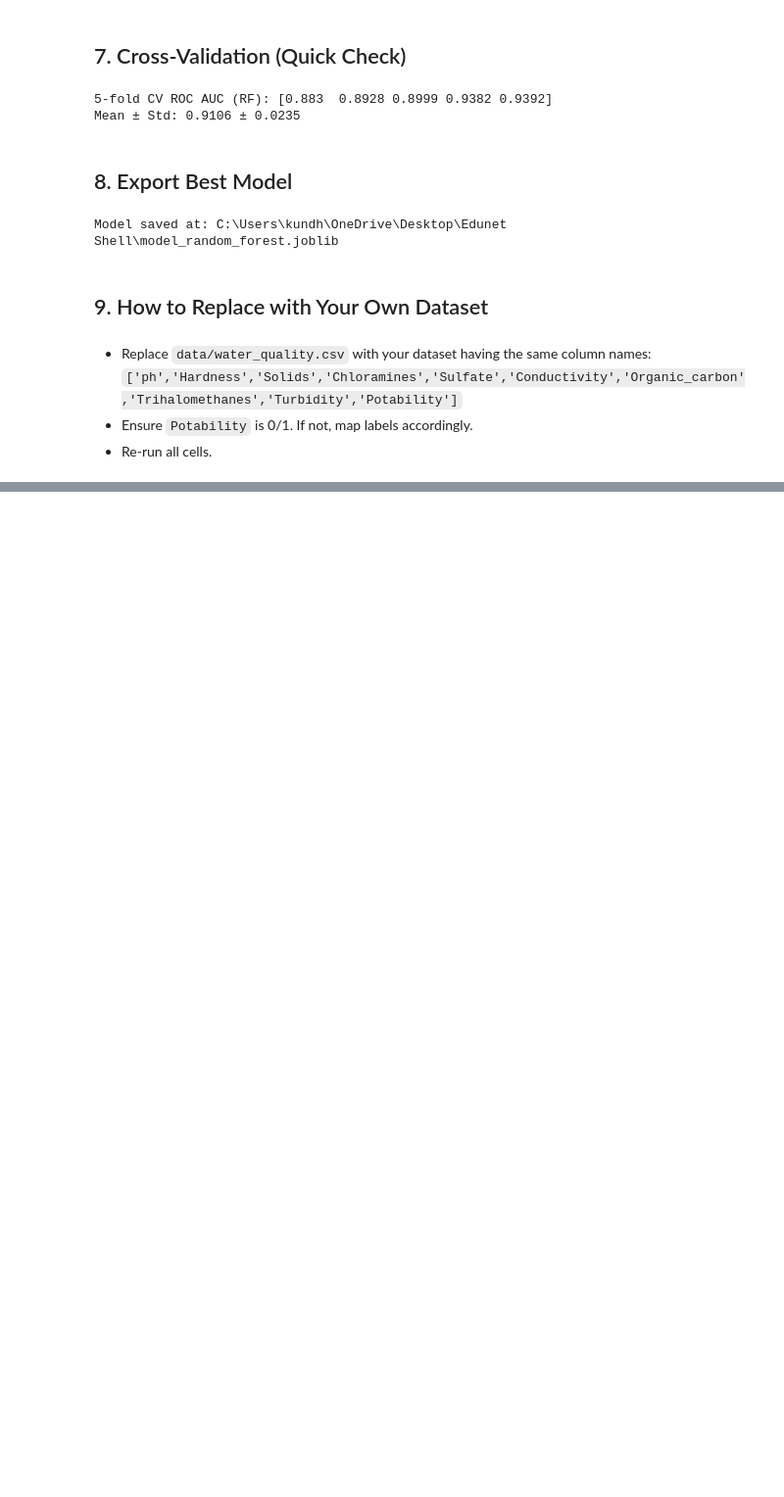
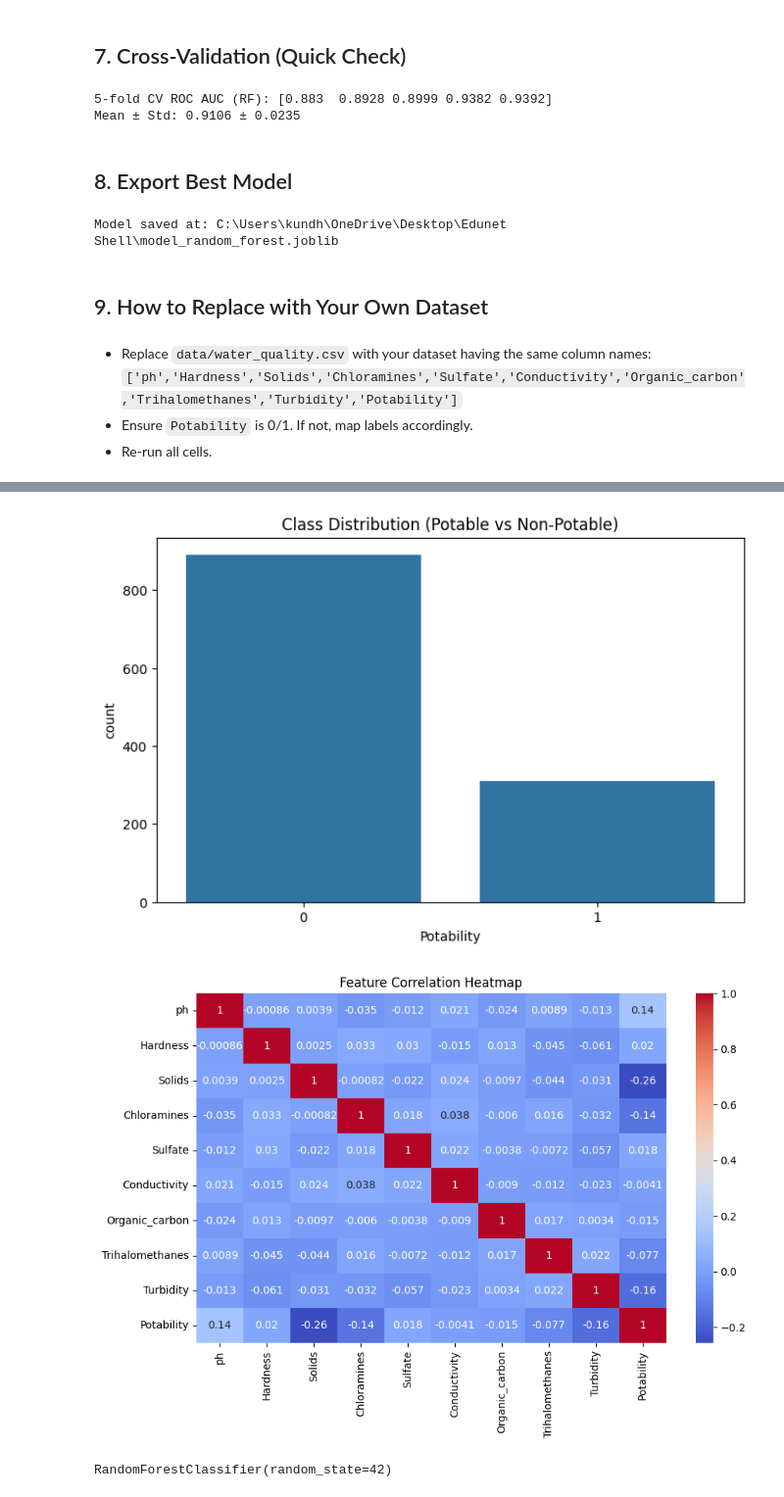
Before and after one commit to sushmasri73/Edunet-Shell, a Jupyter notebook: Water_Pollution_Detection_Week1.ipynb, the cells around one changed output, grey strips where cells are left out. Shown at 98% size. Drawn from its saved outputs; the diff is of its cells as text; code cells hidden in the pictures; blank space fills up the shorter version.

```diff
--- a/Water_Pollution_Detection_Week1.ipynb
+++ b/Water_Pollution_Detection_Week1.ipynb
@@ -241,0 +256,5 @@ Model saved at: C:\Users\kundh\OneDrive\Desktop\Edunet Shell\model_random_forest
+# %%
+# 1. Load Dataset
+df = pd.read_csv('water_quality.csv') # Replace with your dataset name
+print("Dataset Shape:", df.shape)
+print(df.head())
@@ -241,0 +276,27 @@ Model saved at: C:\Users\kundh\OneDrive\Desktop\Edunet Shell\model_random_forest
+# %%
+# 2. Data Preprocessing
+# Handle missing values
+df.fillna(df.mean(), inplace=True)
+
+# Separate features and target (Assume 'Potability' is target column)
+X = df.drop('Potability', axis=1)
+y = df['Potability']
+
+# Scale features
+scaler = StandardScaler()
+X_scaled = scaler.fit_transform(X)
+# %%
+# 3. Exploratory Data Analysis
+plt.figure(figsize=(8,5))
+sns.countplot(x=y)
+plt.title("Class Distribution (Potable vs Non-Potable)")
+plt.show()
+
+
+plt.figure(figsize=(10,6))
+sns.heatmap(df.corr(), annot=True, cmap='coolwarm')
+plt.title("Feature Correlation Heatmap")
+plt.show()
+# %% [output]
+[figure, added]
+[figure, added]
@@ -241,0 +306,6 @@ Model saved at: C:\Users\kundh\OneDrive\Desktop\Edunet Shell\model_random_forest
+# %%
+# 5. Model Training
+model = RandomForestClassifier(n_estimators=100, random_state=42)
+model.fit(X_train, y_train)
+# %% [output]
+RandomForestClassifier(random_state=42)
```
Also changed, not shown: parts of 6 cells of this notebook.
